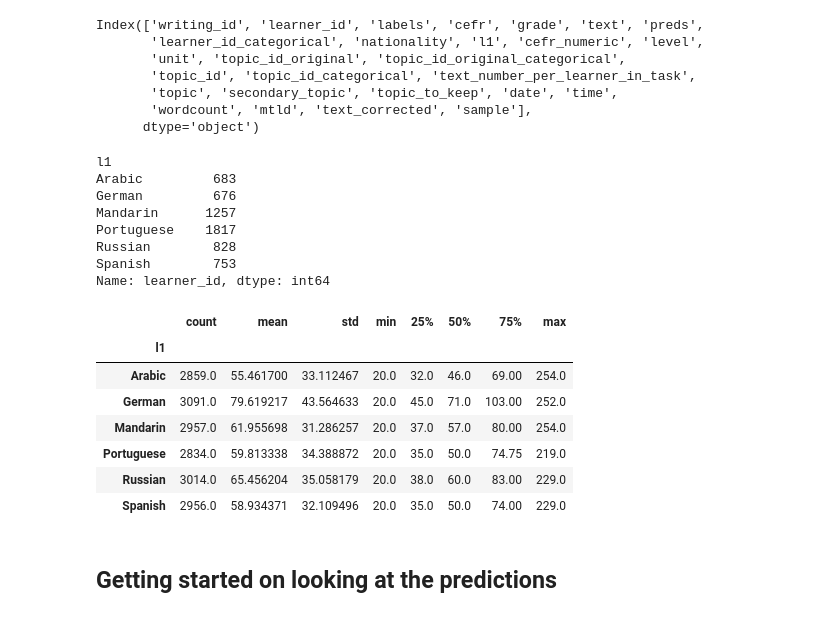
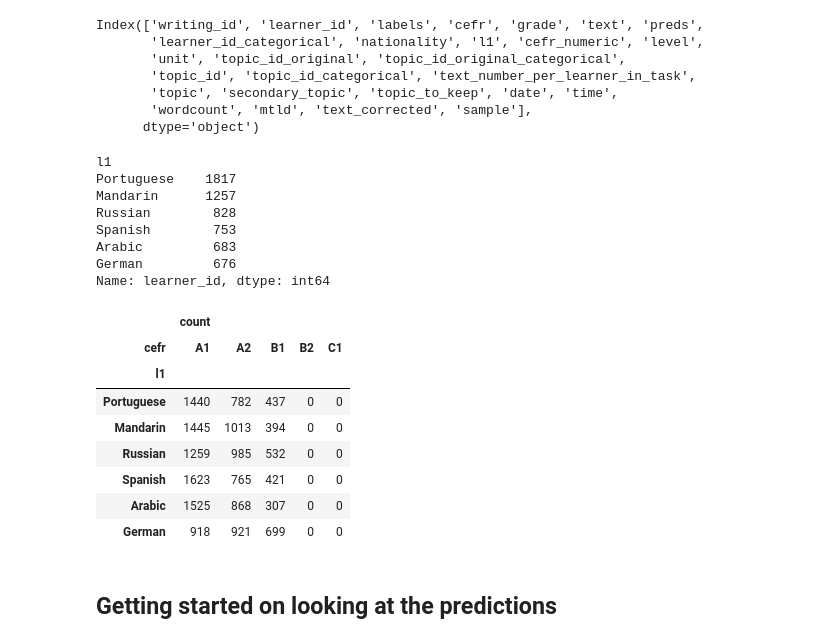
Before and after one commit to langdonholmes/nli-transformers-showcase, a Jupyter notebook: src/explore_results.ipynb, the cells around one changed output. Cells and saved outputs as stored; diff of their text form; code cells hidden in the pictures.

```diff
--- a/src/explore_results.ipynb
+++ b/src/explore_results.ipynb
@@ -18,9 +18,11 @@ DATA = '../data/'
 ## Some Descriptive Stats
 # %%
 df = pd.read_csv(DATA+'test_prediction_results.csv', index_col=0)
-df['cefr'] = pd.Categorical(df['cefr'],
-                                   categories=['A1', 'A2', 'B1', 'B2', 'C1'],
-                                   ordered=True)
+cefrType = pd.CategoricalDtype(categories=['A1', 'A2', 'B1', 'B2', 'C1'],
+                               ordered=True)
+l1Type = pd.CategoricalDtype(categories=['Portuguese', 'Mandarin', 'Russian', 'Spanish', 'Arabic', 'German'],
+                             ordered=True)
+
 df.head(1)
 # %% [output]
 |  | writing_id | learner_id | labels | cefr | grade | text | preds |
@@ -56,6 +58,8 @@ print(df['grade'].std())
 df = df.merge(pd.read_parquet('../data/efcamdat_shatz_distro.parquet'),
               how='inner',
               on=['learner_id', 'writing_id', 'cefr', 'grade', 'text'])
+df['cefr'] = df.cefr.astype(cefrType)
+df['l1'] = df.l1.astype(l1Type)
 # %%
 df.columns
 # %% [output]
@@ -70,24 +74,25 @@ Index(['writing_id', 'learner_id', 'labels', 'cefr', 'grade', 'text', 'preds',
 df.groupby(['l1']).learner_id.nunique()
 # %% [output]
 l1
+Portuguese    1817
+Mandarin      1257
+Russian        828
+Spanish        753
 Arabic         683
 German         676
-Mandarin      1257
-Portuguese    1817
-Russian        828
-Spanish        753
 Name: learner_id, dtype: int64
 # %%
-df.groupby(['l1']).wordcount.describe()
+df[~df['cefr'].isin(['B2', 'C1'])].groupby(['l1', 'cefr']).writing_id.agg(['count']).unstack(level=1)
 # %% [output]
-|  | count | mean | std | min | 25% | 50% | 75% | max |
-| l1 |  |  |  |  |  |  |  |  |
-| Arabic | 2859.0 | 55.461700 | 33.112467 | 20.0 | 32.0 | 46.0 | 69.00 | 254.0 |
-| German | 3091.0 | 79.619217 | 43.564633 | 20.0 | 45.0 | 71.0 | 103.00 | 252.0 |
-| Mandarin | 2957.0 | 61.955698 | 31.286257 | 20.0 | 37.0 | 57.0 | 80.00 | 254.0 |
-| Portuguese | 2834.0 | 59.813338 | 34.388872 | 20.0 | 35.0 | 50.0 | 74.75 | 219.0 |
-| Russian | 3014.0 | 65.456204 | 35.058179 | 20.0 | 38.0 | 60.0 | 83.00 | 229.0 |
-| Spanish | 2956.0 | 58.934371 | 32.109496 | 20.0 | 35.0 | 50.0 | 74.00 | 229.0 |
+|  | count |  |  |  |  |
+| cefr | A1 | A2 | B1 | B2 | C1 |
+| l1 |  |  |  |  |  |
+| Portuguese | 1440 | 782 | 437 | 0 | 0 |
+| Mandarin | 1445 | 1013 | 394 | 0 | 0 |
+| Russian | 1259 | 985 | 532 | 0 | 0 |
+| Spanish | 1623 | 765 | 421 | 0 | 0 |
+| Arabic | 1525 | 868 | 307 | 0 | 0 |
+| German | 918 | 921 | 699 | 0 | 0 |
 # %% [markdown]
 ## Getting started on looking at the predictions
 # %%
```
Also changed, not shown: parts of 8 cells of this notebook, 1 other file.
